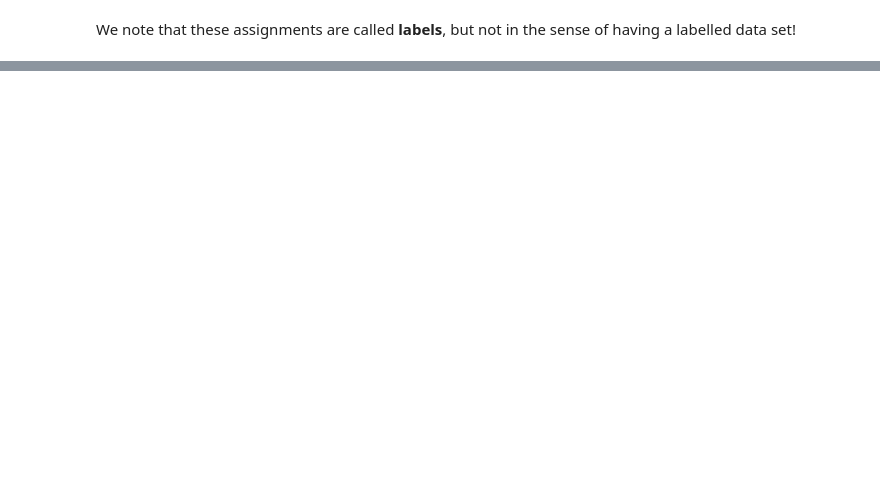
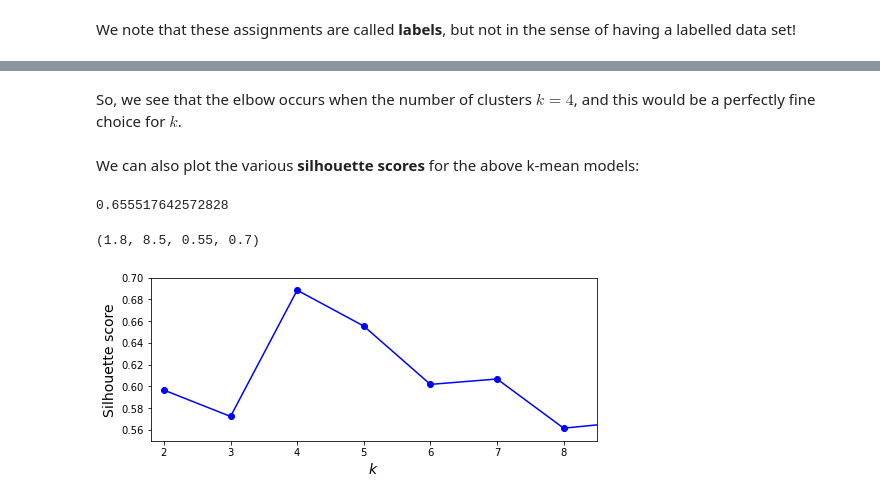
Before and after one commit to aj112358/ML_Notes, a Jupyter notebook: 09_Unsupervised_Learning_Techniques/Ch 9 - Unsupervised Learning Techniques.ipynb, the cells around one changed output, grey strips where cells are left out. Cells and saved outputs as stored; diff of their text form; code cells hidden in the pictures; blank space fills up the shorter version.

```diff
--- a/09_Unsupervised_Learning_Techniques/Ch 9 - Unsupervised Learning Techniques.ipynb
+++ b/09_Unsupervised_Learning_Techniques/Ch 9 - Unsupervised Learning Techniques.ipynb
@@ -70,0 +145,4 @@ We note that these assignments are called **labels**, but not in the sense of ha
+# %%
+kmeans = KMeans(n_clusters=5, init = approximate_centroids, n_init = 1)
+# %%
+kmeans.fit_predict(X)
@@ -70,0 +163,5 @@ We note that these assignments are called **labels**, but not in the sense of ha
+# %%
+# Initializing and fitting various k-mean class objects, with different k values
+
+kmeans_per_k = [KMeans(n_clusters=k, random_state=42).fit(X)
+                for k in range(1, 10)]
@@ -70,0 +188,21 @@ We note that these assignments are called **labels**, but not in the sense of ha
+# %% [markdown]
+So, we see that the elbow occurs when the number of clusters $k=4$, and this would be a perfectly fine choice for $k$.
+# %% [markdown]
+We can also plot the various **silhouette scores** for the above k-mean models:
+# %%
+from sklearn.metrics import silhouette_score
+silhouette_score(X, kmeans.labels_)
+# %% [output]
+0.655517642572828
+# %%
+silhouette_scores = [silhouette_score(X, model.labels_)
+                     for model in kmeans_per_k[1:]]
+# %%
+plt.figure(figsize=(8, 3))
+plt.plot(range(2, 10), silhouette_scores, "bo-")
+plt.xlabel("$k$", fontsize=14)
+plt.ylabel("Silhouette score", fontsize=14)
+plt.axis([1.8, 8.5, 0.55, 0.7])
+# %% [output]
+(1.8, 8.5, 0.55, 0.7)
+[figure, added]
```
Also changed, not shown: parts of 26 cells of this notebook.
